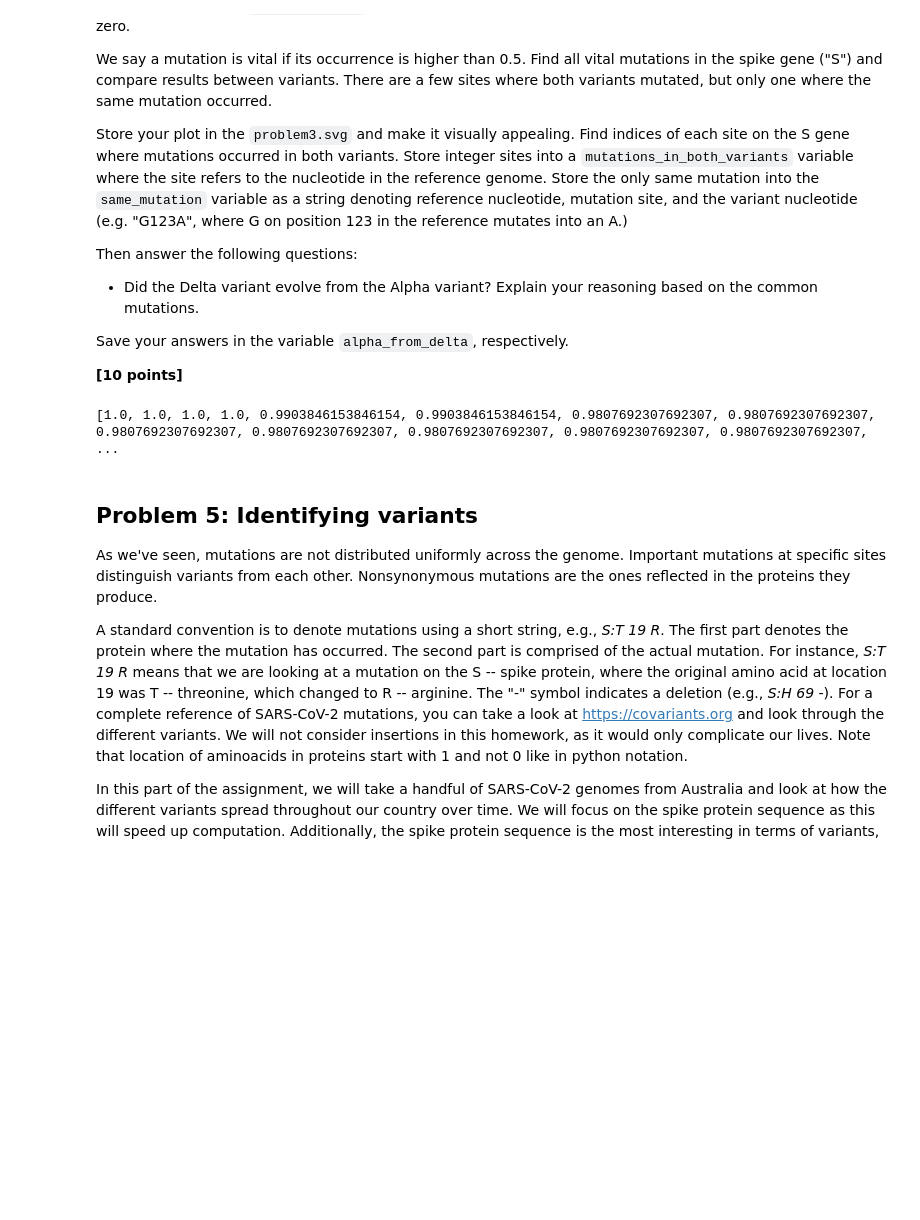
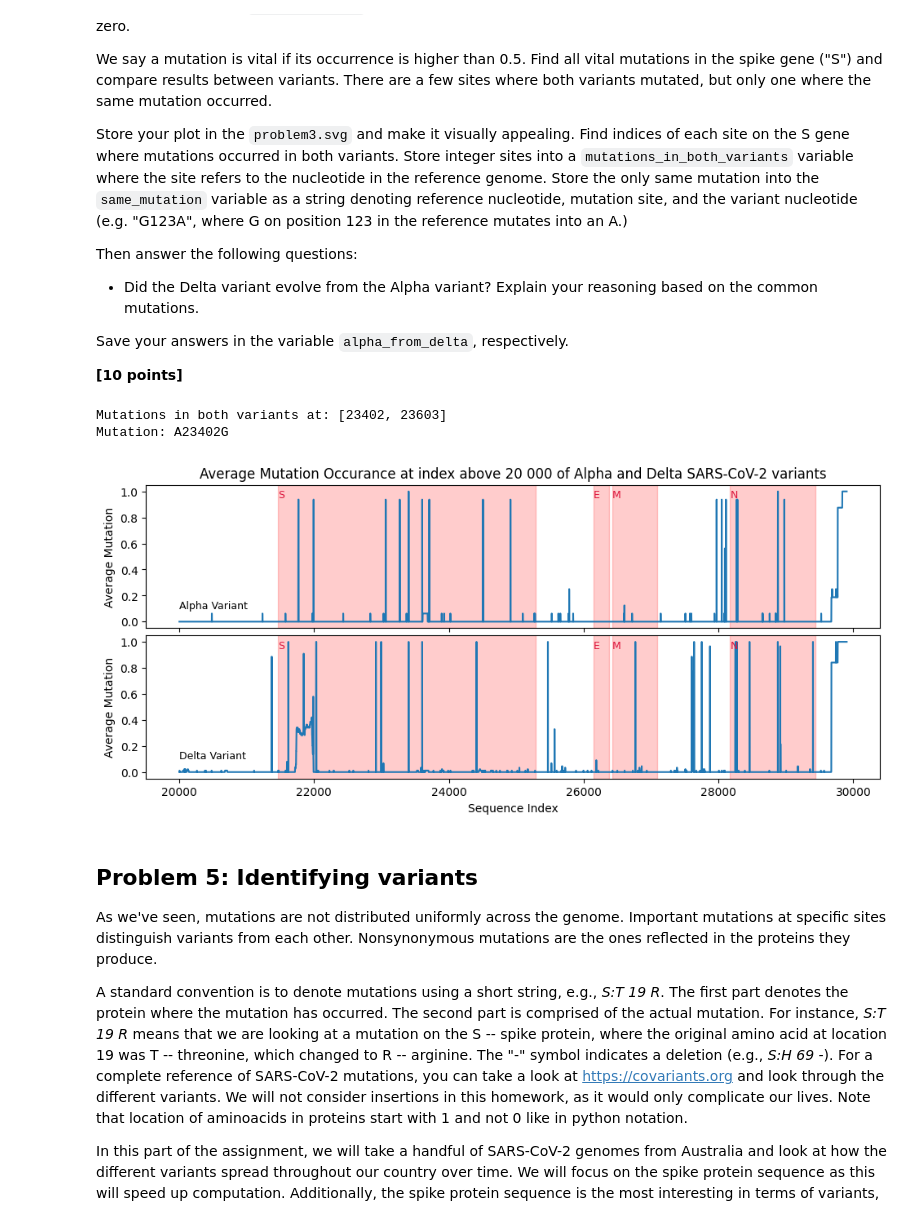
Before and after one commit to riva-man/assign_viral_evo, a Jupyter notebook: viral_evo_workbook.ipynb, the cells around one changed output. Saved outputs shown, nothing was run; the diff lists cells and outputs as text; code cells hidden in the pictures; blank space fills up the shorter version.

Commit message:
Plotting Problem 4
- Calculating mutation rate and plotting
- Finding common mutations

```diff
--- a/viral_evo_workbook.ipynb
+++ b/viral_evo_workbook.ipynb
@@ -116,7 +116,7 @@ days = np.array(days, dtype=int)
 mut_per_gen = []
 mut_per_nuc = []
 
-for i in range(length(distances)):
+for i in range(len(distances)):
     if days[i] == 0:
         continue
     mut_per_gen.append(distances[i]/days[i])
@@ -366,27 +366,87 @@ delta_variants =  ["EPI_ISL_1904460", "EPI_ISL_1904466", "EPI_ISL_1904469", "EPI
 # %%
 # Extracting and storing separate lists of alpha dn delat variant genomes from fasta
 alpha_genomes = []
 delta_genomes = []
 for genome in SeqIO.parse("./data/p1-sars-cov-2-variants.fasta", "fasta"):
     if genome.id.split('|')[0] in alpha_variants:
         alpha_genomes.append(genome.seq)
     elif genome.id.split('|')[0] in delta_variants:
         delta_genomes.append(genome.seq)
 
-mismatch_count = [0] * len(reference_seq)
-
 def count_mismatch(mismatch_count, seq):
     for i in range(len(reference_seq)):
         if reference_seq[i] != seq[i]:
             mismatch_count[i] += 1
 
+alpha_mismatch = [0] * len(reference_seq)
 for a_seq in alpha_genomes:
-    count_mismatch(mismatch_count, a_seq)
+    count_mismatch(alpha_mismatch, a_seq)
+
+delta_mismatch = [0] * len(reference_seq)
 for d_seq in delta_genomes:
-    count_mismatch(mismatch_count, d_seq)
+    count_mismatch(delta_mismatch, d_seq)
 
 for i in range(len(reference_seq)):
-    mismatch_count[i] = mismatch_count[i]/(len(alpha_genomes) + len(delta_genomes))
+    alpha_mismatch[i] = alpha_mismatch[i]/(len(alpha_genomes))
+    delta_mismatch[i] = delta_mismatch[i]/(len(delta_genomes))
+
+import matplotlib.gridspec as gridspec
+fig = plt.figure(figsize=(10, 9))
+gs_top = gridspec.GridSpec(2, 1, figure=fig, left=0.05, right=0.95, top=0.95, bottom=0.55, hspace=0.05)
+ax1 = fig.add_subplot(gs_top[0, 0])
+ax2 = fig.add_subplot(gs_top[1, 0])
+
+index = [x + 1 for x in range(len(reference_seq))]
+
+ax1.plot(index[20000:], alpha_mismatch[20000:])
+plt.setp(ax1.get_xticklabels(), visible=False)
+ax1.set_ylabel("Average Mutation")
+ax1.set_title("Average Mutation Occurance at index above 20 000 of Alpha and Delta SARS-CoV-2 variants")
+ax1.text(20000, 0.1, 'Alpha Variant', fontsize=9, color='black')
+
+ax2.plot(index[20000:], delta_mismatch[20000:])
+ax2.set_xlabel("Sequence Index")
+ax2.set_ylabel("Average Mutation")
+ax2.text(20000, 0.1, 'Delta Variant', fontsize=9, color='black')
+
+for gene in gene_locations:
+    ax1.axvspan(gene_locations[gene][0], gene_locations[gene][1], color='red', alpha=0.2)
+    ax2.axvspan(gene_locations[gene][0], gene_locations[gene][1], color='red', alpha=0.2)
+    ax1.text(gene_locations[gene][0], 0.95, gene, fontsize=9, color='crimson')
+    ax2.text(gene_locations[gene][0], 0.95, gene, fontsize=9, color='crimson')
+
+both_mutations_index = []
+for i in range(21462, 25285):
+    if alpha_mismatch[i] > 0.5 and delta_mismatch[i] > 0.5:
+        both_mutations_index.append(i)
+
+print("Mutations in both variants at:", both_mutations_index)
+
+def check_genomes(genomes, index):
+    ref_nuc = reference_seq[index]
+    nuc = None
+    for genome in genomes:
+        if nuc is None:
+            nuc = genome[index]
+        elif genome[index] != nuc:
+            return None
+
+    return nuc
+
+for i in range(len(both_mutations_index)):
+    if alpha_mismatch[i] != 1 or delta_mismatch[i] != 1:
+        continue
+
+    alpha_nuc = check_genomes(alpha_genomes, both_mutations_index[i])
+    delta_nuc = check_genomes(delta_genomes, both_mutations_index[i])
+
+    if (alpha_nuc is None or delta_nuc is None) or alpha_nuc != delta_nuc:
+        continue
+
+    print(f"Same Mutation: {reference_seq[both_mutations_index[i]]}{both_mutations_index[i]}{alpha_nuc}")
+plt.savefig("problem3.svg")
 # %% [output]
-[1.0, 1.0, 1.0, 1.0, 0.9903846153846154, 0.9903846153846154, 0.9807692307692307, 0.9807692307692307, 0.9807692307692307, 0.9807692307692307, 0.9807692307692307, 0.9807692307692307, 0.9807692307692307, ...
+Mutations in both variants at: [23402, 23603]
+Mutation: A23402G
+[figure, added]
 # %%
```
Also changed, not shown: parts of 4 cells of this notebook, 2 other files.
